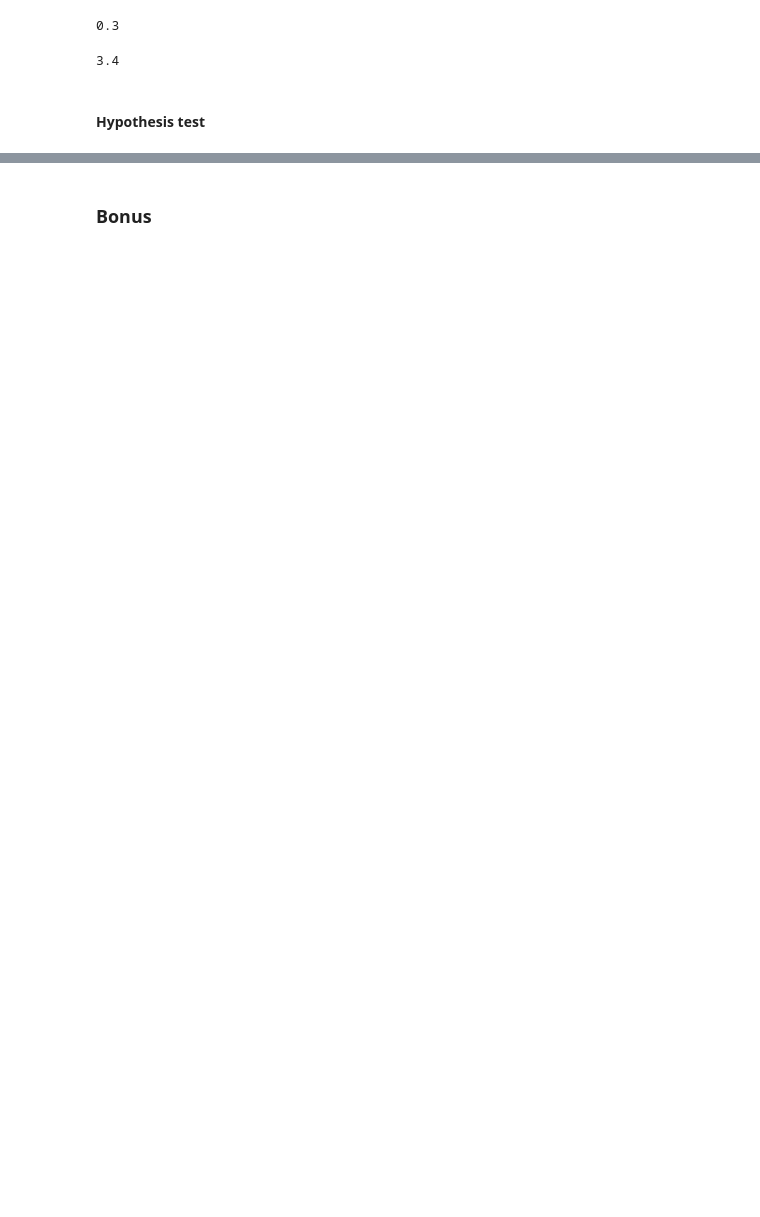
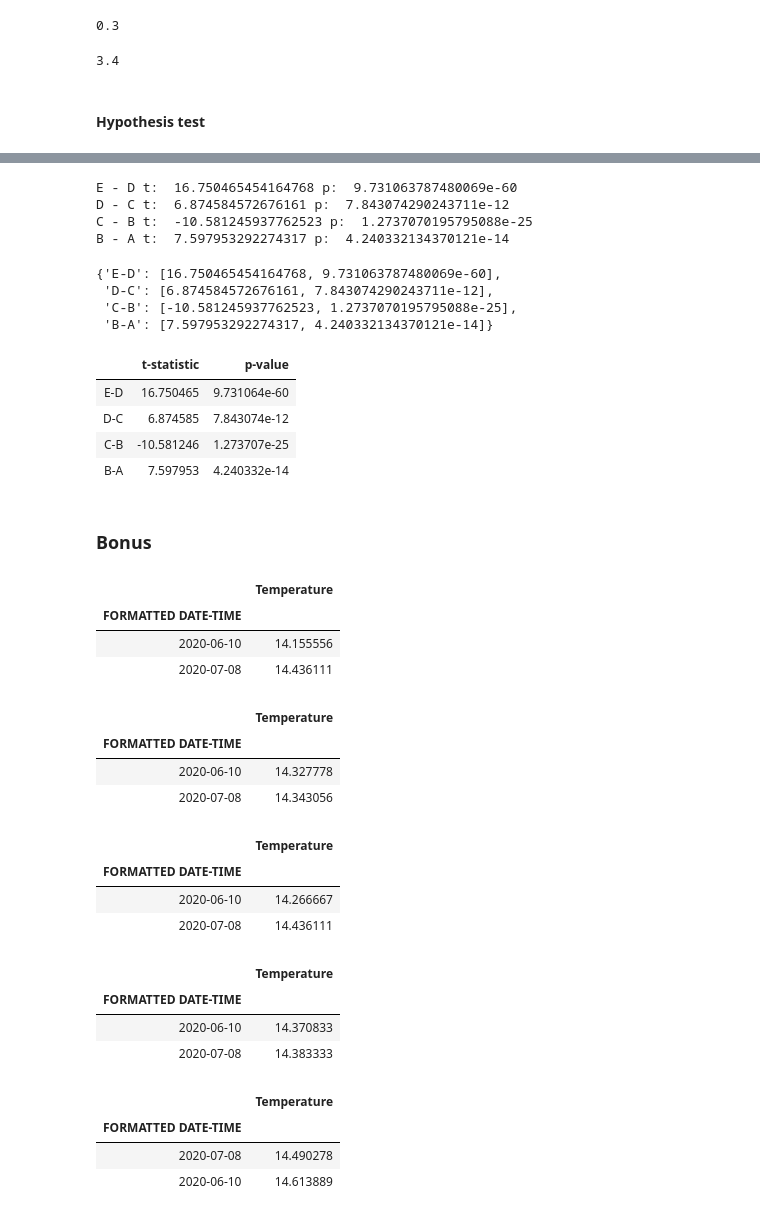
Before and after one commit to LouiseMerle/Assignment_1_GEO1001, a Jupyter notebook: Assignment_1.ipynb, the cells around one changed output, grey strips where cells are left out. Saved outputs shown, nothing was run; the diff lists cells and outputs as text; code cells hidden in the pictures; blank space fills up the shorter version.

```diff
--- a/Assignment_1.ipynb
+++ b/Assignment_1.ipynb
@@ -639,4 +654,4 @@ percentile95
 # %%
 # Temperature
 
-# E - D
+inverted_sensor_list = ['E', 'D', 'C', 'B', 'A']
@@ -651,2 +658,39 @@ dtype: float64
+# %%
+hypothesis_dict_T = {}
+for sensor1 in inverted_sensor_list:
+    if sensor1 != 'A':
+        values_list = []
+        index = inverted_sensor_list.index(sensor1)
+        sensor2 = inverted_sensor_list[index + 1]
+        t, p = stats.ttest_rel(Temperature[sensor1], Temperature[sensor2])
+        print(sensor1, '-', sensor2, 't: ', t, ' p: ', p)
+        values_list.append(t)
+        values_list.append(p)
+        key = sensor1 + '-' + sensor2
+        hypothesis_dict_T[key] = values_list
+# %% [output]
+E - D t:  16.750465454164768 p:  9.731063787480069e-60
+D - C t:  6.874584572676161 p:  7.843074290243711e-12
+C - B t:  -10.581245937762523 p:  1.2737070195795088e-25
+B - A t:  7.597953292274317 p:  4.240332134370121e-14
+# %%
+hypothesis_dict_T
+# %% [output]
+{'E-D': [16.750465454164768, 9.731063787480069e-60],
+ 'D-C': [6.874584572676161, 7.843074290243711e-12],
+ 'C-B': [-10.581245937762523, 1.2737070195795088e-25],
+ 'B-A': [7.597953292274317, 4.240332134370121e-14]}
+# %%
+hypo_test = pd.DataFrame.from_dict(hypothesis_dict_T).transpose()
+# %%
+hypo_test.columns = ['t-statistic', 'p-value']
+# %%
+hypo_test
+# %% [output]
+|  | t-statistic | p-value |
+| E-D | 16.750465 | 9.731064e-60 |
+| D-C | 6.874585 | 7.843074e-12 |
+| C-B | -10.581246 | 1.273707e-25 |
+| B-A | 7.597953 | 4.240332e-14 |
 # %% [markdown]
 ### Bonus
@@ -652,0 +712,35 @@ dtype: float64
+# %%
+grouped_a.nsmallest(2, 'Temperature')
+# %% [output]
+|  | Temperature |
+| FORMATTED DATE-TIME |  |
+| 2020-06-10 | 14.155556 |
+| 2020-07-08 | 14.436111 |
+# %%
+grouped_b.nsmallest(2, 'Temperature')
+# %% [output]
+|  | Temperature |
+| FORMATTED DATE-TIME |  |
+| 2020-06-10 | 14.327778 |
+| 2020-07-08 | 14.343056 |
+# %%
+grouped_c.nsmallest(2, 'Temperature')
+# %% [output]
+|  | Temperature |
+| FORMATTED DATE-TIME |  |
+| 2020-06-10 | 14.266667 |
+| 2020-07-08 | 14.436111 |
+# %%
+grouped_d.nsmallest(2, 'Temperature')
+# %% [output]
+|  | Temperature |
+| FORMATTED DATE-TIME |  |
+| 2020-06-10 | 14.370833 |
+| 2020-07-08 | 14.383333 |
+# %%
+grouped_e.nsmallest(2, 'Temperature')
+# %% [output]
+|  | Temperature |
+| FORMATTED DATE-TIME |  |
+| 2020-07-08 | 14.490278 |
+| 2020-06-10 | 14.613889 |
```
Also changed, not shown: parts of 16 cells of this notebook, 21 other files.
